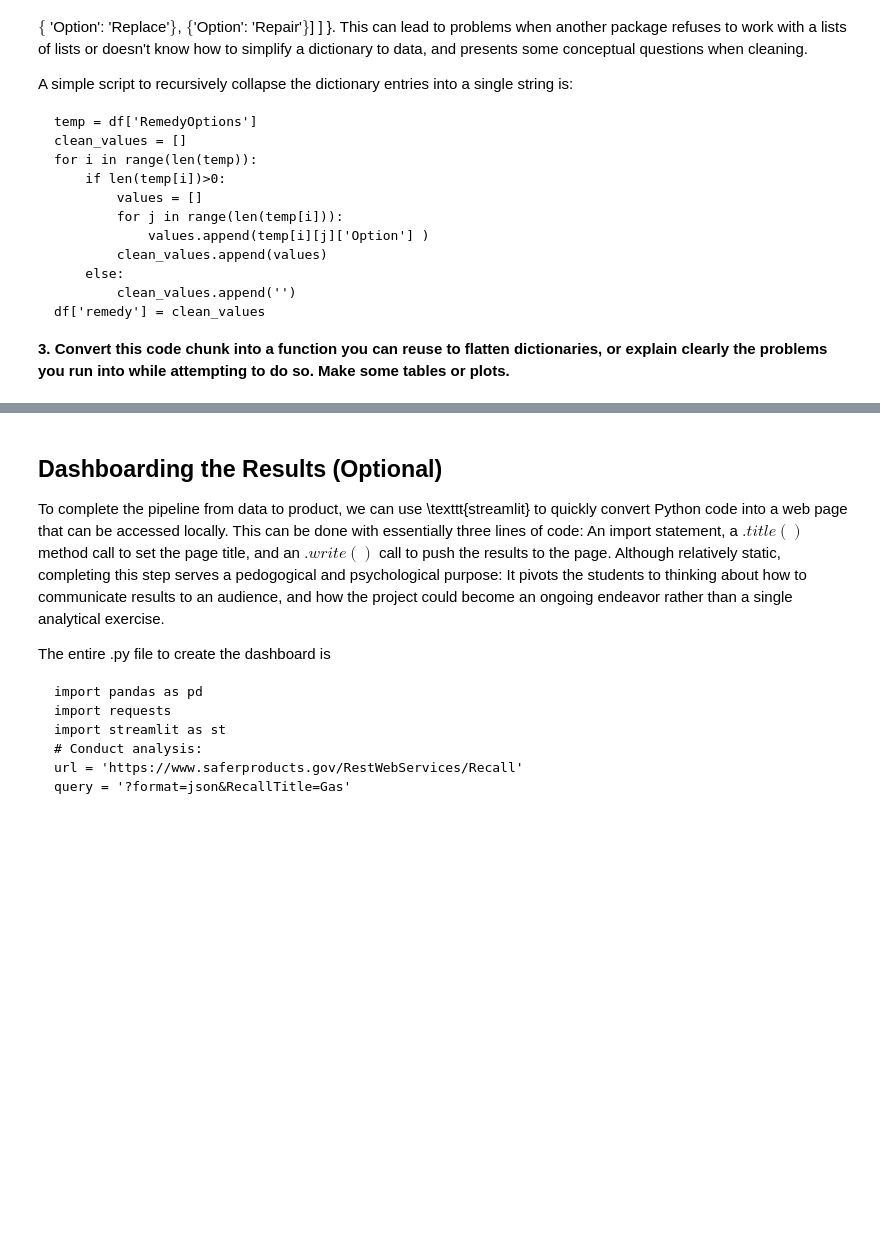
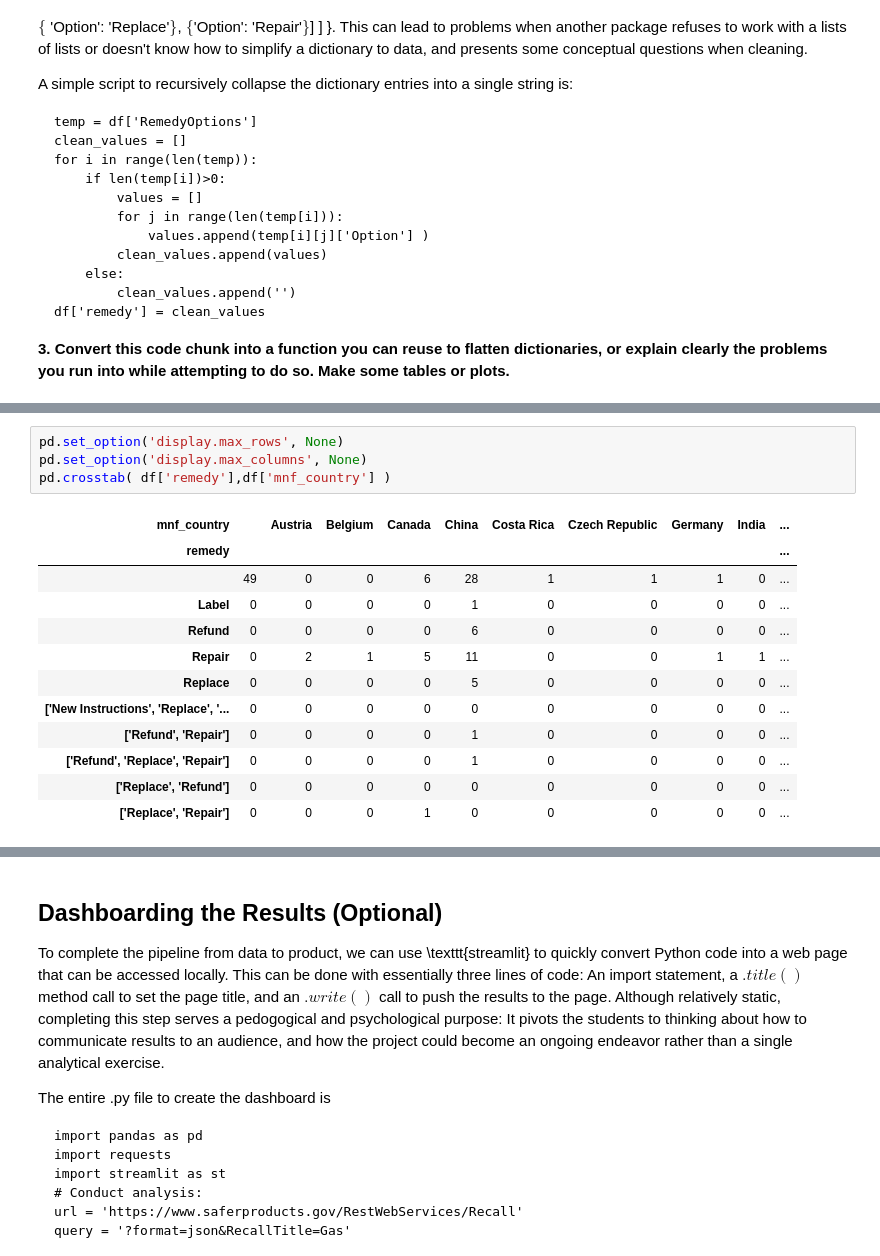
Before and after one commit to chetubarot/labs, a Jupyter notebook: 01_api_calls/assignment_notebook.ipynb, the cells around one changed output, grey strips where cells are left out. Drawn from its saved outputs; the diff is of its cells as text; blank space fills up the shorter version.

```diff
--- a/01_api_calls/assignment_notebook.ipynb
+++ b/01_api_calls/assignment_notebook.ipynb
@@ -167,0 +305,17 @@ A simple script to recursively collapse the dictionary entries into a single str
+# %%
+pd.set_option('display.max_rows', None)
+pd.set_option('display.max_columns', None)
+pd.crosstab( df['remedy'],df['mnf_country'] )
+# %% [output]
+| mnf_country |  | Austria | Belgium | Canada | China | Costa Rica | Czech Republic | Germany | India | ... |
+| remedy |  |  |  |  |  |  |  |  |  | ... |
+|  | 49 | 0 | 0 | 6 | 28 | 1 | 1 | 1 | 0 | ... |
+| Label | 0 | 0 | 0 | 0 | 1 | 0 | 0 | 0 | 0 | ... |
+| Refund | 0 | 0 | 0 | 0 | 6 | 0 | 0 | 0 | 0 | ... |
+| Repair | 0 | 2 | 1 | 5 | 11 | 0 | 0 | 1 | 1 | ... |
+| Replace | 0 | 0 | 0 | 0 | 5 | 0 | 0 | 0 | 0 | ... |
+| ['New Instructions', 'Replace', '... | 0 | 0 | 0 | 0 | 0 | 0 | 0 | 0 | 0 | ... |
+| ['Refund', 'Repair'] | 0 | 0 | 0 | 0 | 1 | 0 | 0 | 0 | 0 | ... |
+| ['Refund', 'Replace', 'Repair'] | 0 | 0 | 0 | 0 | 1 | 0 | 0 | 0 | 0 | ... |
+| ['Replace', 'Refund'] | 0 | 0 | 0 | 0 | 0 | 0 | 0 | 0 | 0 | ... |
+| ['Replace', 'Repair'] | 0 | 0 | 0 | 1 | 0 | 0 | 0 | 0 | 0 | ... |
```
Also changed, not shown: parts of 12 cells of this notebook.
